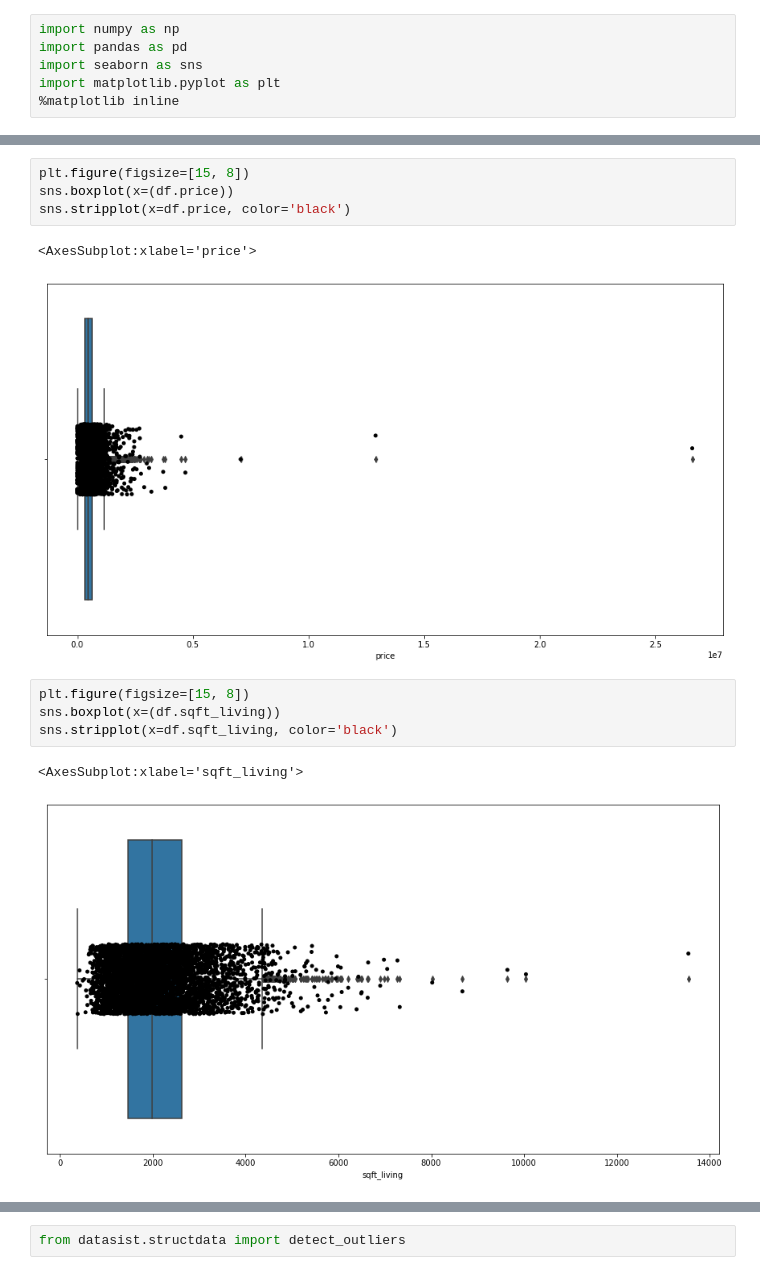
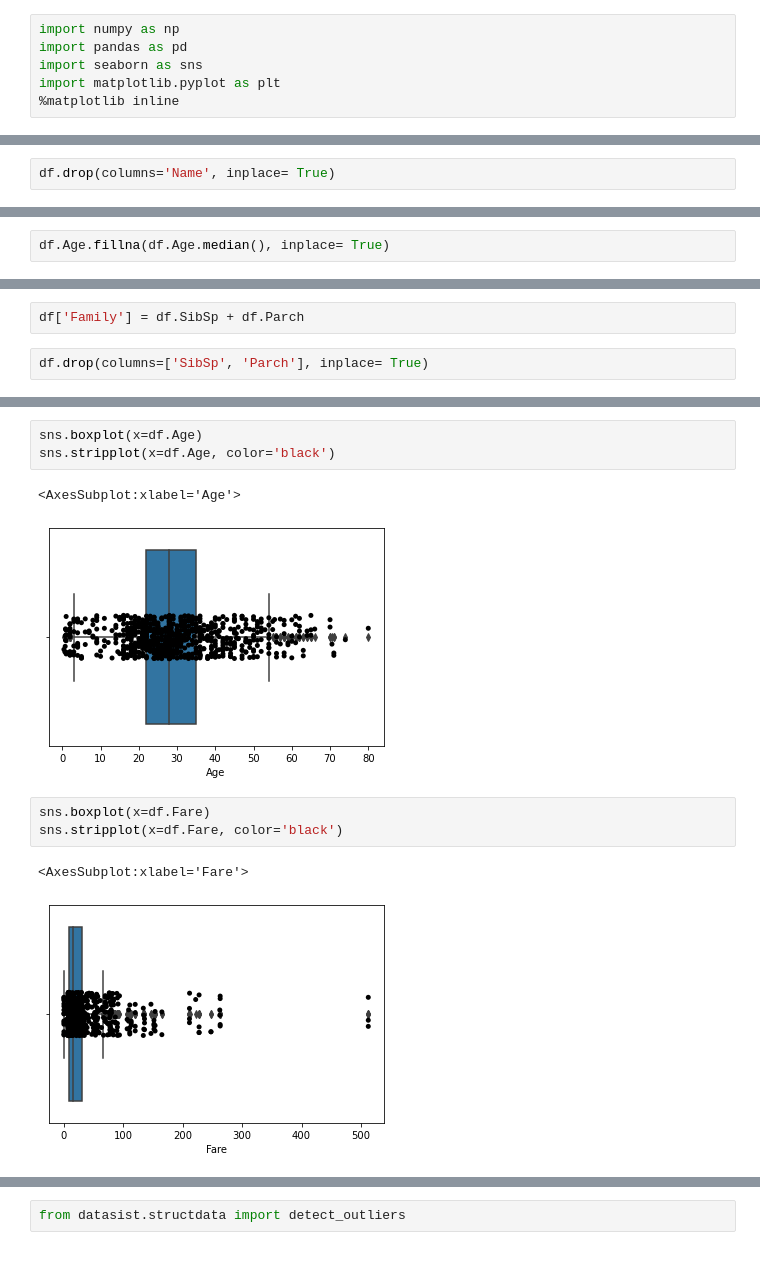
Before and after one commit to MohabAllam/Epsilon-AI, a Jupyter notebook: Linear Regression.ipynb, the cells around one changed output, grey strips where cells are left out. Cells and saved outputs as stored; diff of their text form.

```diff
--- a/Linear Regression.ipynb
+++ b/Linear Regression.ipynb
@@ -55,0 +45,2 @@ df.floors = df.floors.apply(lambda x : math.floor(x))        # convert floors fr
+# %%
+df.drop(columns='Name', inplace= True)
@@ -55,0 +49,2 @@ df.floors = df.floors.apply(lambda x : math.floor(x))        # convert floors fr
+# %%
+df.Age.fillna(df.Age.median(), inplace= True)
@@ -55,0 +53,4 @@ df.floors = df.floors.apply(lambda x : math.floor(x))        # convert floors fr
+# %%
+df['Family'] = df.SibSp + df.Parch
+# %%
+df.drop(columns=['SibSp', 'Parch'], inplace= True)
@@ -70,15 +80,13 @@ df.describe()
 # %%
-plt.figure(figsize=[15, 8])
-sns.boxplot(x=(df.price))
-sns.stripplot(x=df.price, color='black')
+sns.boxplot(x=df.Age)
+sns.stripplot(x=df.Age, color='black')
 # %% [output]
-<AxesSubplot:xlabel='price'>
+<AxesSubplot:xlabel='Age'>
-[figure, old version]
+[figure, new version]
 # %%
-plt.figure(figsize=[15, 8])
-sns.boxplot(x=(df.sqft_living))
-sns.stripplot(x=df.sqft_living, color='black')
+sns.boxplot(x=df.Fare)
+sns.stripplot(x=df.Fare, color='black')
 # %% [output]
-<AxesSubplot:xlabel='sqft_living'>
+<AxesSubplot:xlabel='Fare'>
-[figure, old version]
+[figure, new version]
 # %%
```
Also changed, not shown: parts of 57 cells of this notebook.
